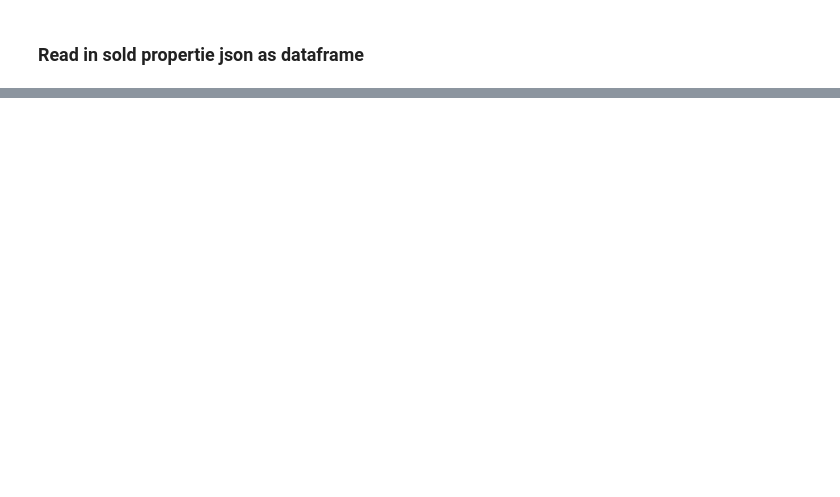
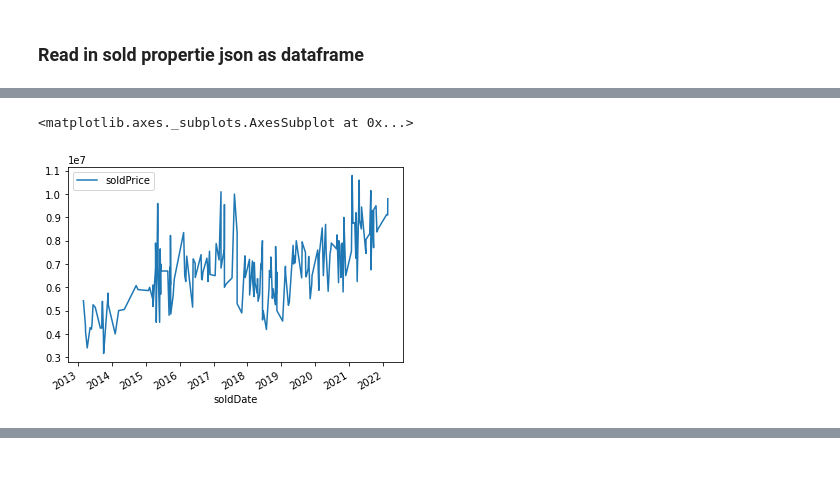
Before and after one commit to joeyaza/tallis-house-price-model, a Jupyter notebook: notebooks/tallis-linear-regression.ipynb, the cells around one changed output, grey strips where cells are left out. Saved outputs shown, nothing was run; the diff lists cells and outputs as text; code cells hidden in the pictures; blank space fills up the shorter version.

```diff
--- a/notebooks/tallis-linear-regression.ipynb
+++ b/notebooks/tallis-linear-regression.ipynb
@@ -25,0 +177,5 @@ tallkrogen_sold_prices_df = pd.read_json("../data/salesData.json")
+# %%
+tallkrogen_sold_prices_df.plot(x='soldDate', y="soldPrice")
+# %% [output]
+<matplotlib.axes._subplots.AxesSubplot at 0x...>
+[figure, added]
```
Also changed, not shown: parts of 40 cells of this notebook, 3 other files.
